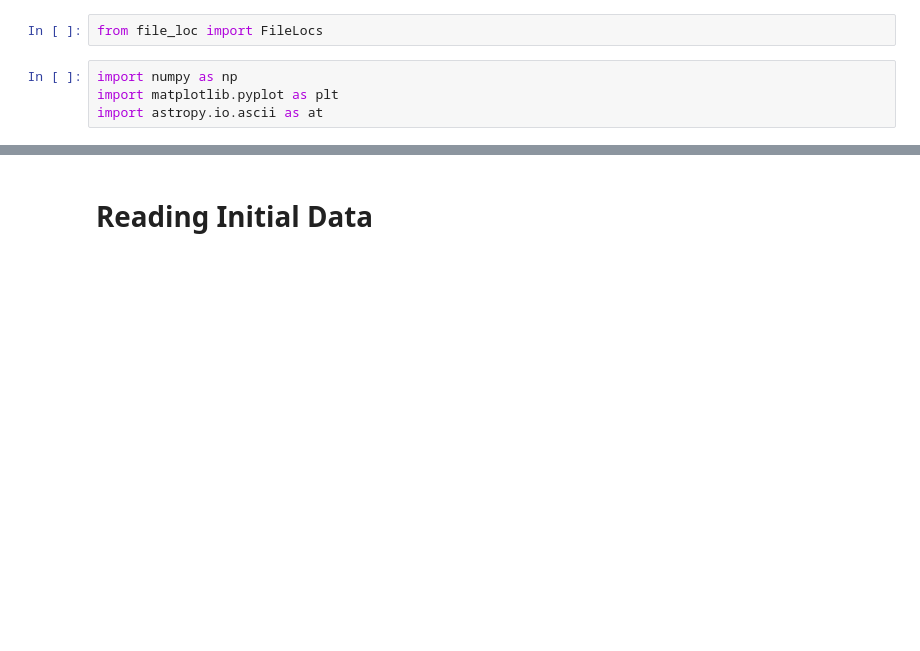
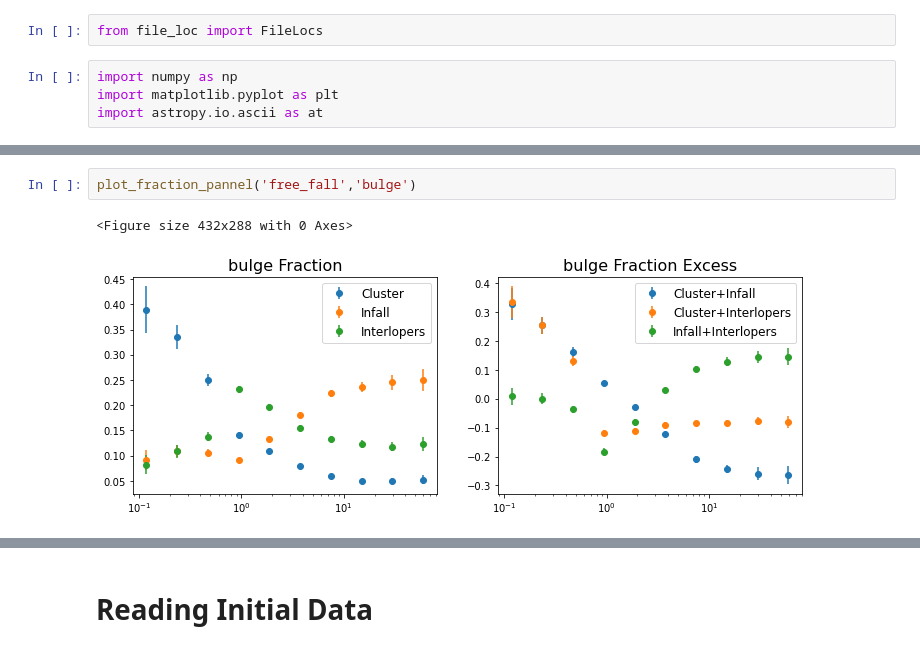
Before and after one commit to estevesjh/galaxyFormation, a Jupyter notebook: notebooks/QuenchingFractionExcess.ipynb, the cells around one changed output, grey strips where cells are left out. Drawn from its saved outputs; the diff is of its cells as text; blank space fills up the shorter version.

```diff
--- a/notebooks/QuenchingFractionExcess.ipynb
+++ b/notebooks/QuenchingFractionExcess.ipynb
@@ -11,0 +53,5 @@ import astropy.io.ascii as at
+# %%
+plot_fraction_pannel('free_fall','bulge')
+# %% [output]
+<Figure size 432x288 with 0 Axes>
+[figure, added]
```
Also changed, not shown: parts of 12 cells of this notebook, 39 other files.
